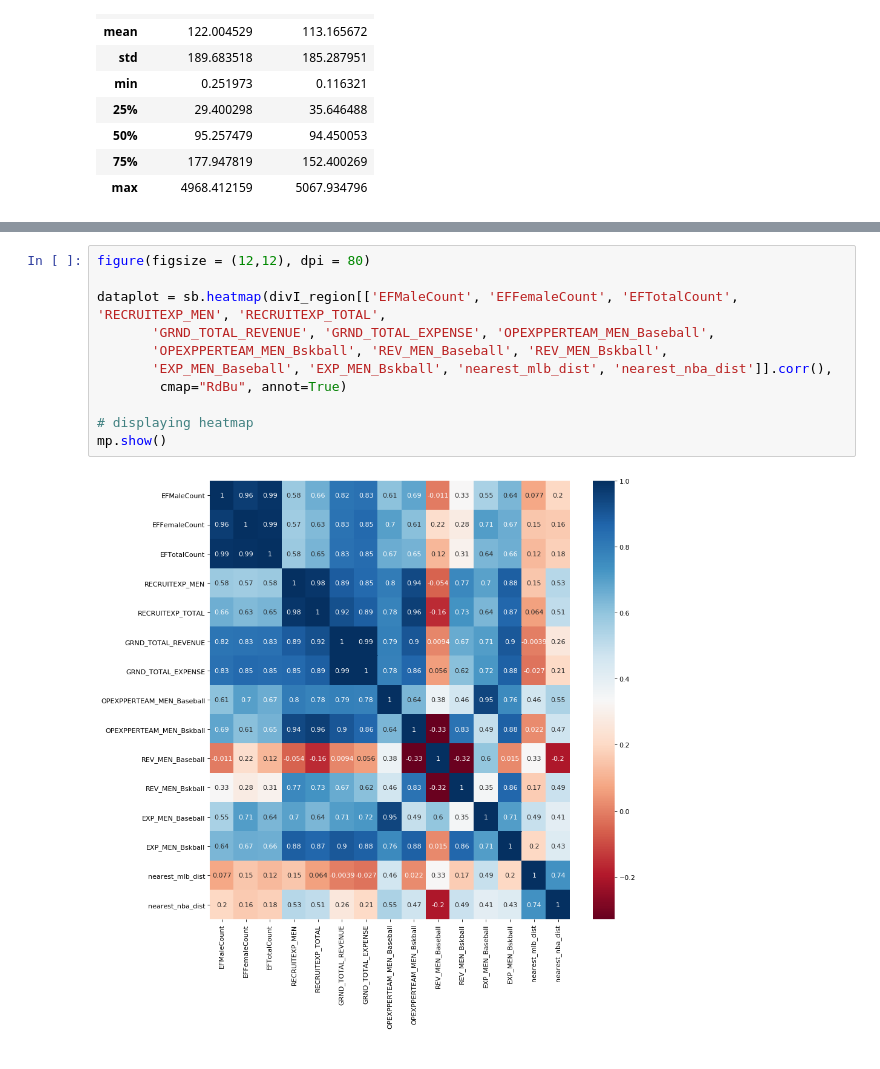
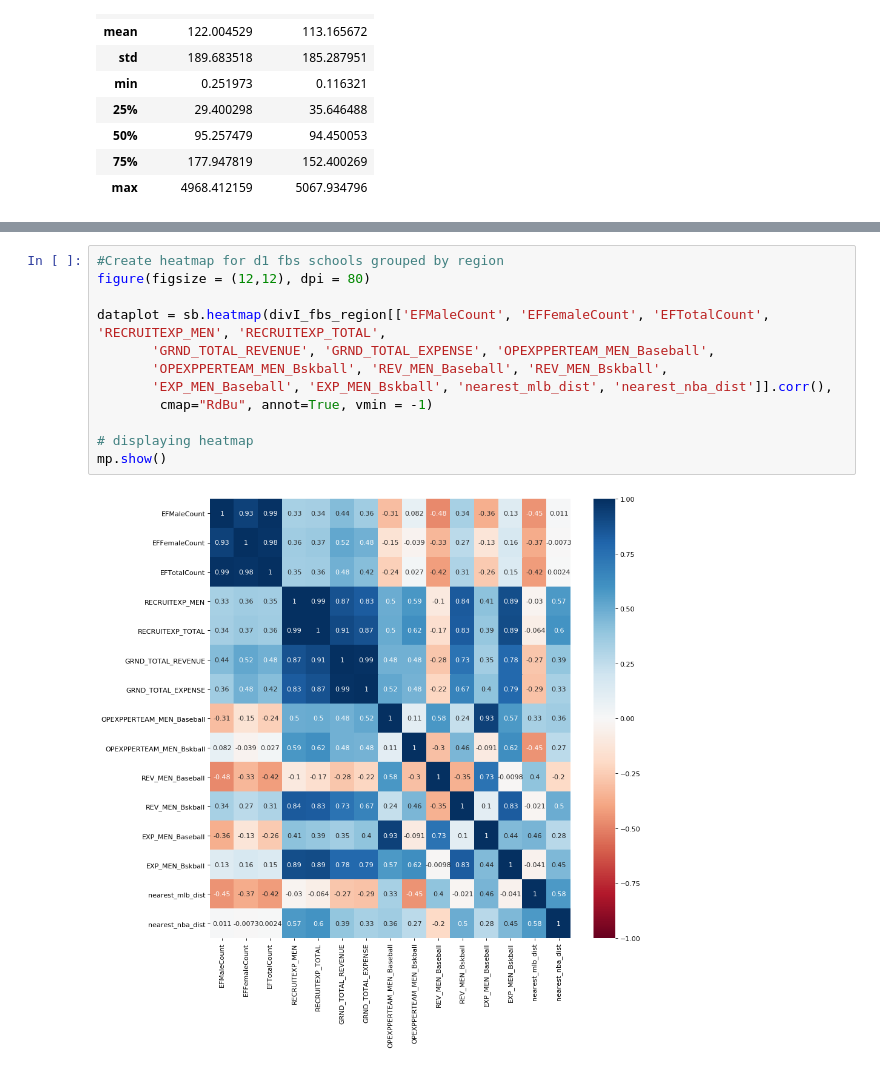
Before and after one commit to ean-maloney/final_project, a Jupyter notebook: EDA/EDA1.ipynb, the cells around one changed output, grey strips where cells are left out. Cells and saved outputs as stored; diff of their text form.

```diff
--- a/EDA/EDA1.ipynb
+++ b/EDA/EDA1.ipynb
@@ -206,13 +289,14 @@ divI_region
 # %%
+#Create heatmap for d1 fbs schools grouped by region
 figure(figsize = (12,12), dpi = 80)
 
-dataplot = sb.heatmap(divI_region[['EFMaleCount', 'EFFemaleCount', 'EFTotalCount', 'RECRUITEXP_MEN', 'RECRUITEXP_TOTAL',
+dataplot = sb.heatmap(divI_fbs_region[['EFMaleCount', 'EFFemaleCount', 'EFTotalCount', 'RECRUITEXP_MEN', 'RECRUITEXP_TOTAL',
        'GRND_TOTAL_REVENUE', 'GRND_TOTAL_EXPENSE', 'OPEXPPERTEAM_MEN_Baseball',
        'OPEXPPERTEAM_MEN_Bskball', 'REV_MEN_Baseball', 'REV_MEN_Bskball',
        'EXP_MEN_Baseball', 'EXP_MEN_Bskball', 'nearest_mlb_dist', 'nearest_nba_dist']].corr(),
-        cmap="RdBu", annot=True)
+        cmap="RdBu", annot=True, vmin = -1)
 
 # displaying heatmap
 mp.show()
 # %% [output]
-[figure, old version]
+[figure, new version]
```
Also changed, not shown: parts of 19 cells of this notebook, 2 other files.
